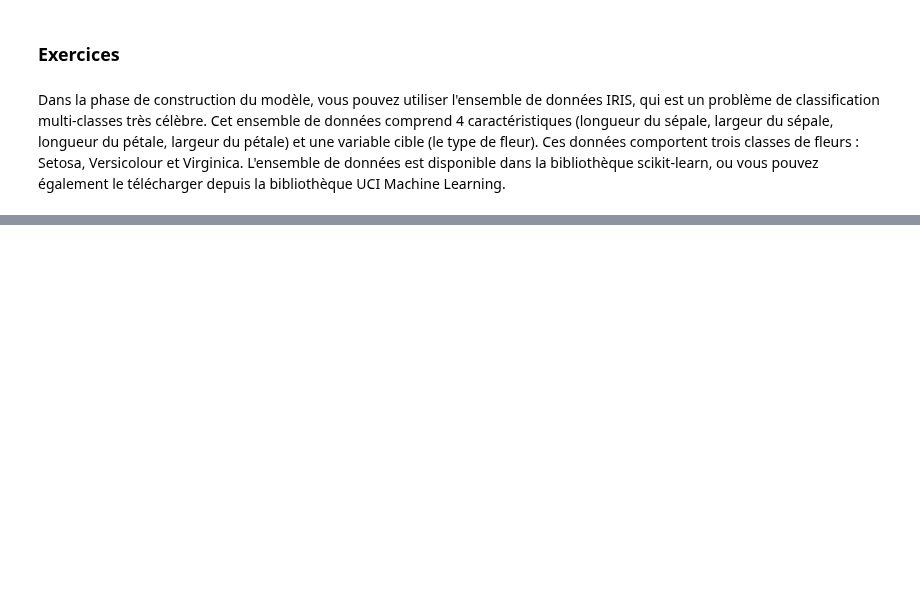
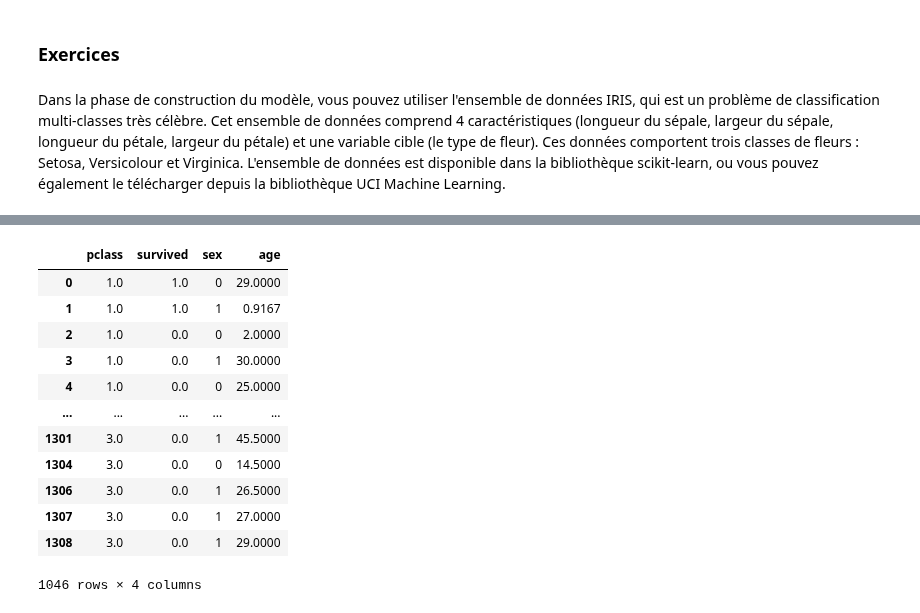
Before and after one commit to AFlo59/M-thodes-ensemblistes-et-arbres-de-d-cision-, a Jupyter notebook: 05-boosting_adaboost.ipynb, the cells around one changed output, grey strips where cells are left out. Drawn from its saved outputs; the diff is of its cells as text; code cells hidden in the pictures; blank space fills up the shorter version.

```diff
--- a/05-boosting_adaboost.ipynb
+++ b/05-boosting_adaboost.ipynb
@@ -196,0 +165,16 @@ petal width (cm): 0.54
+# %%
+data
+# %% [output]
+|  | pclass | survived | sex | age |
+| 0 | 1.0 | 1.0 | 0 | 29.0000 |
+| 1 | 1.0 | 1.0 | 1 | 0.9167 |
+| 2 | 1.0 | 0.0 | 0 | 2.0000 |
+| 3 | 1.0 | 0.0 | 1 | 30.0000 |
+| 4 | 1.0 | 0.0 | 0 | 25.0000 |
+| ... | ... | ... | ... | ... |
+| 1301 | 3.0 | 0.0 | 1 | 45.5000 |
+| 1304 | 3.0 | 0.0 | 0 | 14.5000 |
+| 1306 | 3.0 | 0.0 | 1 | 26.5000 |
+| 1307 | 3.0 | 0.0 | 1 | 27.0000 |
+| 1308 | 3.0 | 0.0 | 1 | 29.0000 |
+1046 rows × 4 columns
```
Also changed, not shown: parts of 15 cells of this notebook.
